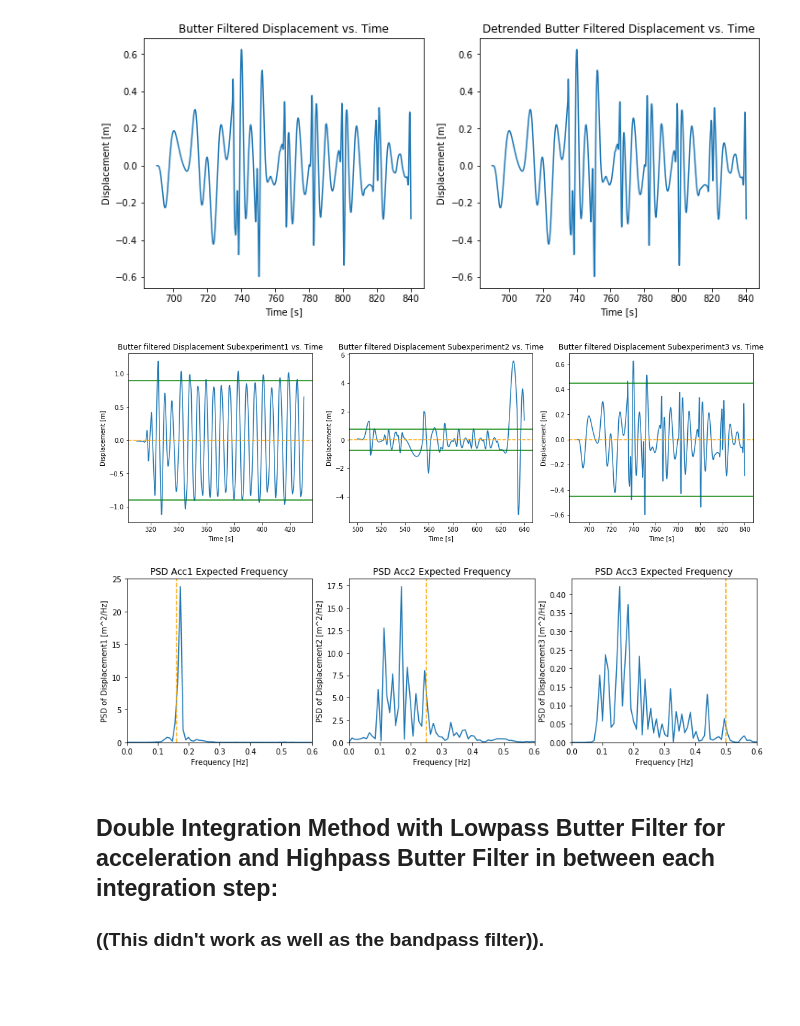
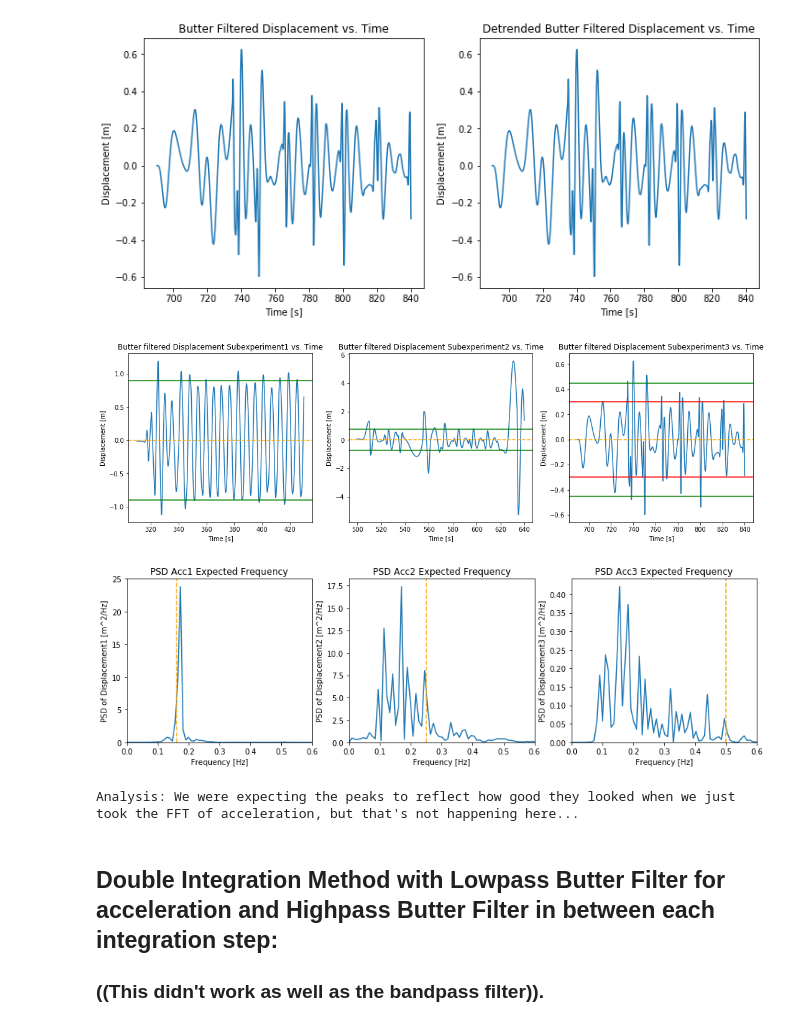
Before and after one commit to pjsimmon/E4E_Smartfin, a Jupyter notebook: PSD_E4_DoubleIntegrationFFT1_ButterFilter.ipynb, the cells around one changed output. Drawn from its saved outputs; the diff is of its cells as text; code cells hidden in the pictures; blank space fills up the shorter version.

```diff
--- a/PSD_E4_DoubleIntegrationFFT1_ButterFilter.ipynb
+++ b/PSD_E4_DoubleIntegrationFFT1_ButterFilter.ipynb
@@ -1422,34 +1423,36 @@ ax2 = f1.add_subplot(132)
 ax3 = f1.add_subplot(133)
 
 #Displacement graphs:
 ax1.plot(new_t1, disp_butter_integral1)
 ax1.set_title('Butter filtered Displacement Subexperiment1 vs. Time')
 ax1.set_xlabel('Time [s]')
 ax1.set_ylabel('Displacement [m]')
 ax1.axhline(0, color="orange", ls='--')
 ax1.axhline(0.9, color="green", ls='-')
 ax1.axhline(-0.9, color="green", ls='-')
 
 ax2.plot(new_t2, disp_butter_integral2)
 ax2.set_title('Butter filtered Displacement Subexperiment2 vs. Time')
 ax2.set_xlabel('Time [s]')
 ax2.set_ylabel('Displacement [m]')
 ax2.axhline(0, color="orange", ls='--')
 ax2.axhline(0.75, color="green", ls='-')
 ax2.axhline(-0.75, color="green", ls='-')
 
 
 ax3.plot(new_t3, disp_butter_integral3)
 ax3.set_title('Butter filtered Displacement Subexperiment3 vs. Time')
 ax3.set_xlabel('Time [s]')
 ax3.set_ylabel('Displacement [m]')
 ax3.axhline(0, color="orange", ls='--')
 ax3.axhline(0.45, color="green", ls='-')
 ax3.axhline(-0.45, color="green", ls='-')
+ax3.axhline(0.3, color="red", ls='-')
+ax3.axhline(-0.3, color="red", ls='-')
 
 plt.show()
 # %% [output]
-[figure, old version]
+[figure, new version]
 # %%
 ##Calculating PSD graphs from displacement:
 #Can either estimate this by squaring the FFT or by using the python Periodogram function.
@@ -1507,8 +1510,11 @@ ax3.axvline(0.5, color="orange", ls='--')
 
 
 plt.show()
+
+print("Analysis: We were expecting the peaks to reflect how good they looked when we just took the FFT of acceleration, but that's not happening here...")
 # %% [output]
 [figure]
+Analysis: We were expecting the peaks to reflect how good they looked when we just took the FFT of acceleration, but that's not happening here...
 # %% [markdown]
 ## Double Integration Method with Lowpass Butter Filter for acceleration and Highpass Butter Filter in between each integration step:
 
```
Also changed, not shown: parts of 4 cells of this notebook, 4 other files.
